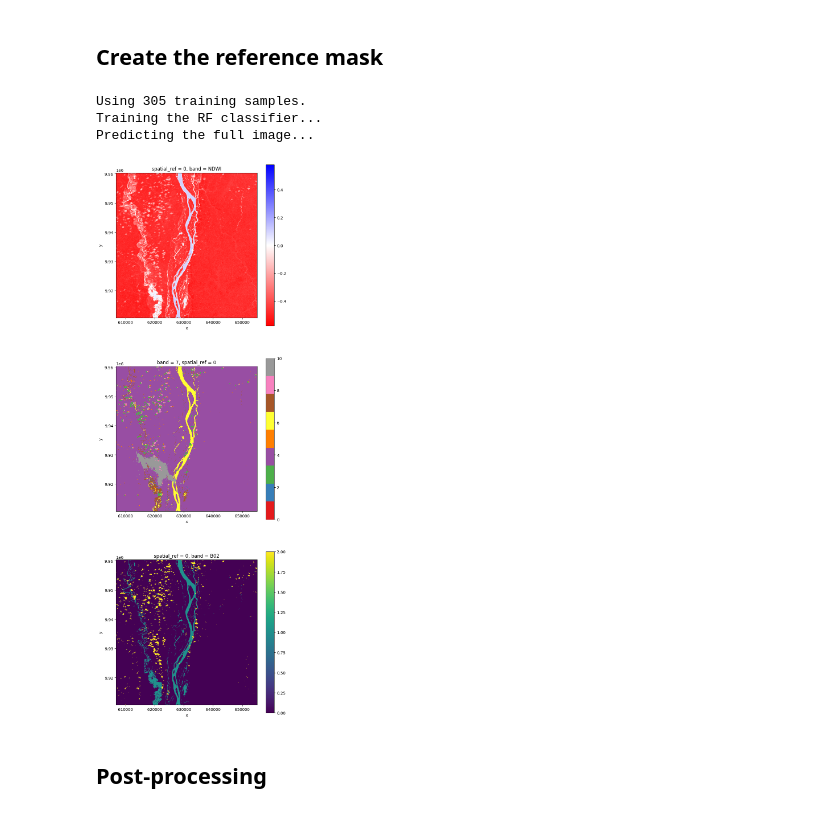
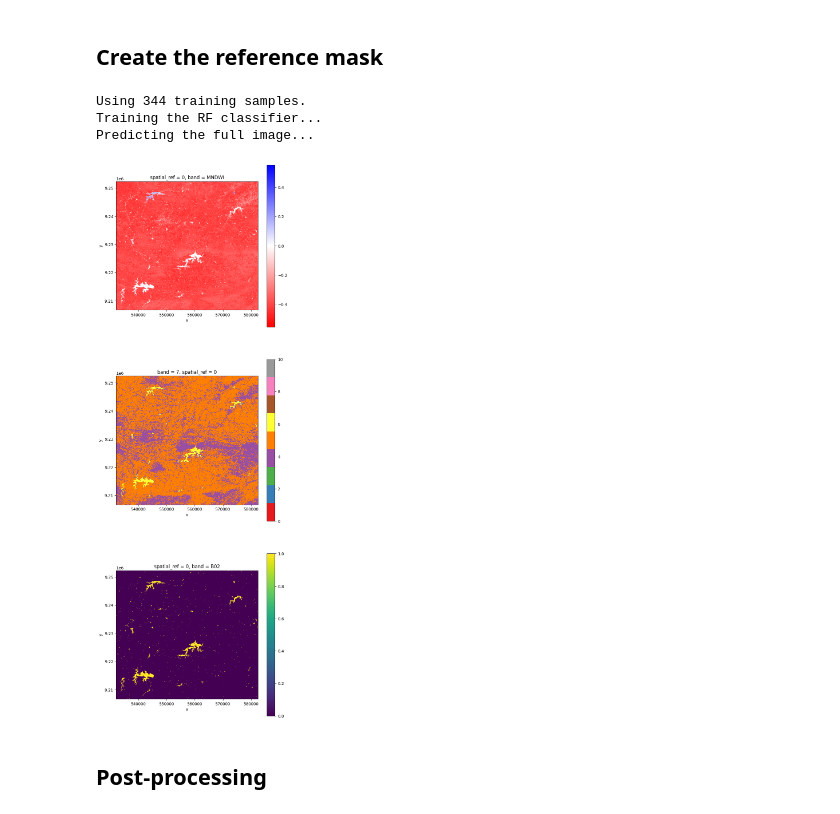
Before and after one commit to cordmaur/swot, a Jupyter notebook: nbs/15-Pipeline_3-Create_Ref_Mask.ipynb, the cells around one changed output. Cells and saved outputs as stored; diff of their text form; code cells hidden in the pictures.

```diff
--- a/nbs/15-Pipeline_3-Create_Ref_Mask.ipynb
+++ b/nbs/15-Pipeline_3-Create_Ref_Mask.ipynb
@@ -6,12 +6,13 @@
 %load_ext autoreload
 %autoreload 2
 
+from pathlib import Path
+
 from swot_toolkit.pipe2 import open_output_dir
 from swot_toolkit.pipe3 import create_random_samples, open_s2_img
 
-OUTPUT_DIR = "/data/swot/output/Rio_Branco"
+OUTPUT_DIR = "/data/swot/output/Northeast"
+DATE = "2025-07-20"  # Date of the mosaic
 
-aoi, s2_ids = open_output_dir(OUTPUT_DIR)
-
-s2_ids
+output_dir, aoi, s2_id = open_output_dir(OUTPUT_DIR, DATE)
 # %% [output]
@@ -23,5 +24,5 @@ DATE = "2025-09-07"
 # %%
-s2_img, scl = open_s2_img(s2_ids[DATE], OUTPUT_DIR)
+s2_img, scl = open_s2_img(s2_id, output_dir)
 # %% [markdown]
 ## Create Random Samples
 # %% [markdown]
@@ -39,25 +37,25 @@ import matplotlib.pyplot as plt
 
 from swot_toolkit.pipe3 import create_ref_mask
 # %%
-full_pred = create_ref_mask(s2_img, OUTPUT_DIR, _id=s2_ids[DATE])
+ref_mask = create_ref_mask(s2_img, output_dir, _id=s2_id)
 # %% [output]
-Using 305 training samples.
+Using 344 training samples.
 Training the RF classifier...
 Predicting the full image...
 # %%
 fig, axs = plt.subplots(3, 1, figsize=(8, 25))
-s2_img.sel(x=slice(None, None, 10), y=slice(None, None, 10), band="NDWI").plot.imshow(
+s2_img.sel(x=slice(None, None, 10), y=slice(None, None, 10), band="MNDWI").plot.imshow(
     cmap="bwr_r", ax=axs[0]
 )
 scl.sel(x=slice(None, None, 10), y=slice(None, None, 10)).plot.imshow(
     cmap="Set1", vmin=0, vmax=10, ax=axs[1]
 )
-full_pred.sel(x=slice(None, None, 10), y=slice(None, None, 10)).plot.imshow(ax=axs[2])
+ref_mask.sel(x=slice(None, None, 10), y=slice(None, None, 10)).plot.imshow(ax=axs[2])
 
 for ax in axs:
     ax.set_aspect("equal")
 # %% [output]
-[figure, old version]
+[figure, new version]
 # %% [markdown]
 ## Post-processing
 # %%
```
Also changed, not shown: parts of 58 cells of this notebook, 13 other files.
